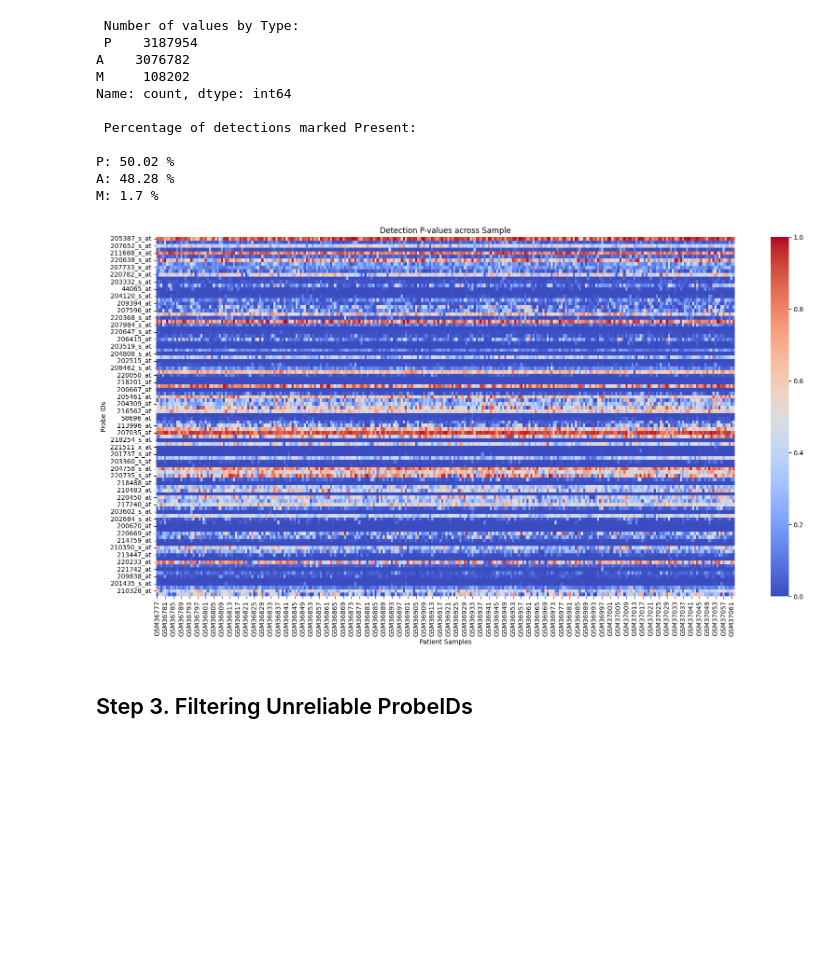
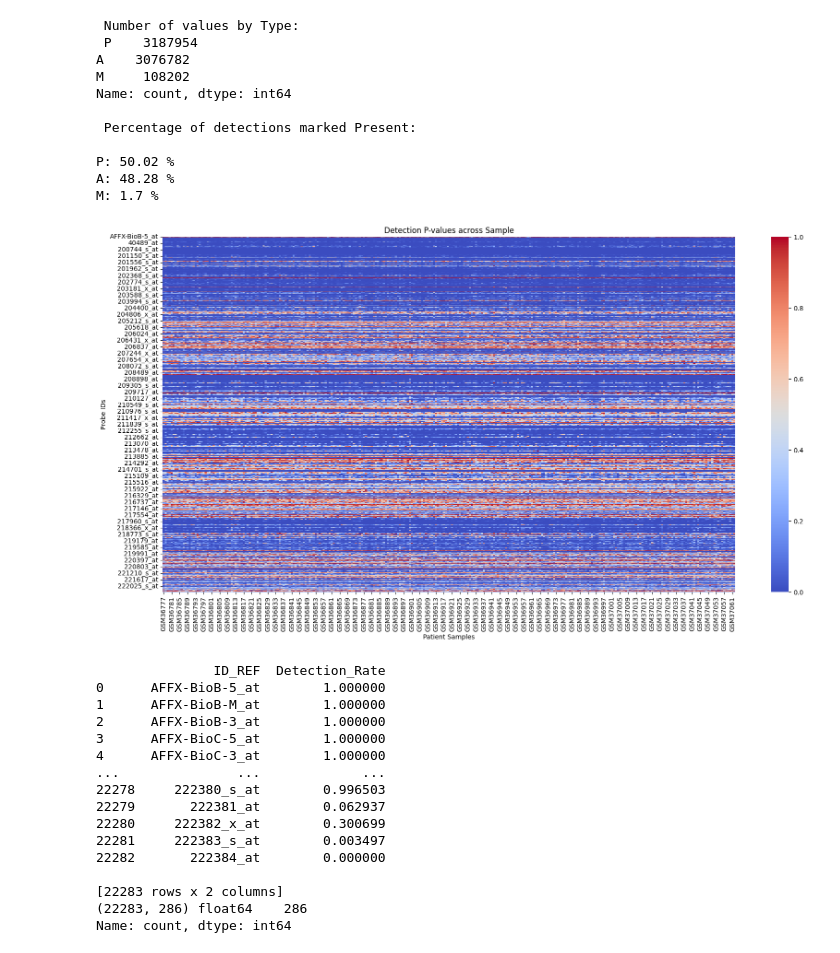
Before and after one commit to saranenada-cell/GeneExpressionBreastCancerRelapse, a Jupyter notebook: EDA_Report.ipynb, the cells around one changed output. Cells and saved outputs as stored; diff of their text form; code cells hidden in the pictures; blank space fills up the shorter version.

```diff
--- a/EDA_Report.ipynb
+++ b/EDA_Report.ipynb
@@ -261,29 +321,64 @@ M: 1.7 %
 # %%
 '''P-value Distribution'''
 #Using a heat map will allow for easy spotting of probe IDs that are
 #reliably meeting the p-value threshold, and ones that are not meeting
 #the p-value threshold.
 
 import seaborn as sns
 
 P_values = P_data_df.set_index('ID_REF')
 
 #sample_probes = P_values.sample(n=100, random_state=42)
 plt.figure(figsize=(20,10))
 
 sns.heatmap(
-    sample_probes,
+    P_values,
     cmap='coolwarm',
     vmin=0,
     vmax=1
 )
 
 plt.ylabel("Probe IDs")
 plt.xlabel("Patient Samples")
 plt.title("Detection P-values across Sample")
 
 plt.show()
 # %% [output]
-[figure, old version]
+[figure, new version]
-# %% [markdown]
-## Step 3. Filtering Unreliable ProbeIDs
+# %%
+''' How many Probes are CONSISTENTLY 'reliable' at detecting signal'''
+p_value_row = P_data_df.iloc[:,1:]
+
+#how many samples in each row met the threshold. The output will be a value
+#between 0 to 1. 0 = no values in the row meet the threshold
+# 1 = all values in the row meet the threshold
+
+detection_rate = (p_value_row < 0.05).mean(axis = 1)
+
+#summarizing
+
+detection_summary = pd.DataFrame ( {
+    'ID_REF': P_data_df.iloc[:,0],
+    'Detection_Rate' : detection_rate.values
+})
+
+print (detection_summary)
+
+print (p_value_row.shape, p_value_row.dtypes.value_counts())
+# %% [output]
+               ID_REF  Detection_Rate
+0      AFFX-BioB-5_at        1.000000
+1      AFFX-BioB-M_at        1.000000
+2      AFFX-BioB-3_at        1.000000
+3      AFFX-BioC-5_at        1.000000
+4      AFFX-BioC-3_at        1.000000
+...               ...             ...
+22278     222380_s_at        0.996503
+22279       222381_at        0.062937
+22280     222382_x_at        0.300699
+22281     222383_s_at        0.003497
+22282       222384_at        0.000000
+
+[22283 rows x 2 columns]
+(22283, 286) float64    286
+Name: count, dtype: int64
```
Also changed, not shown: parts of 5 cells of this notebook.
